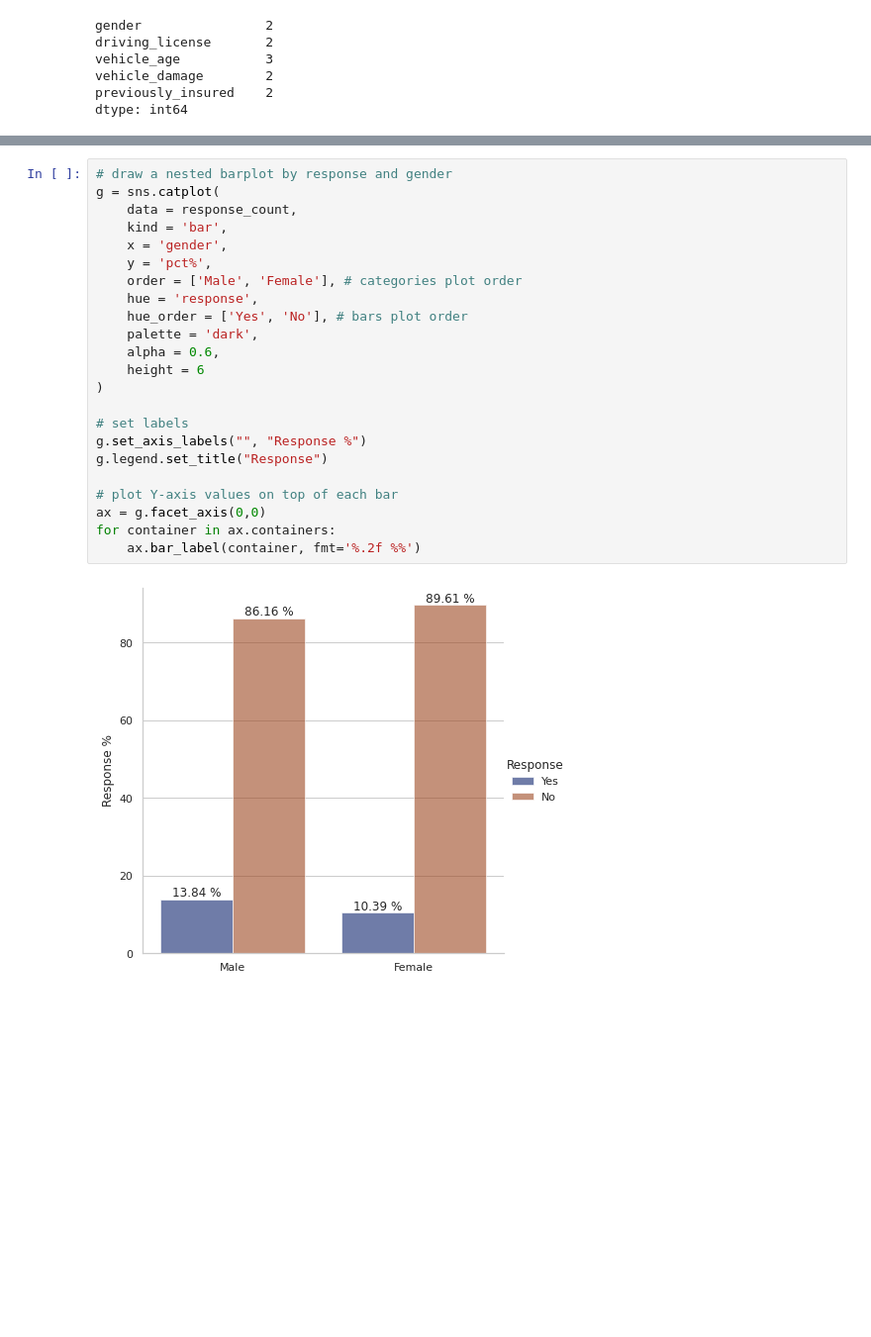
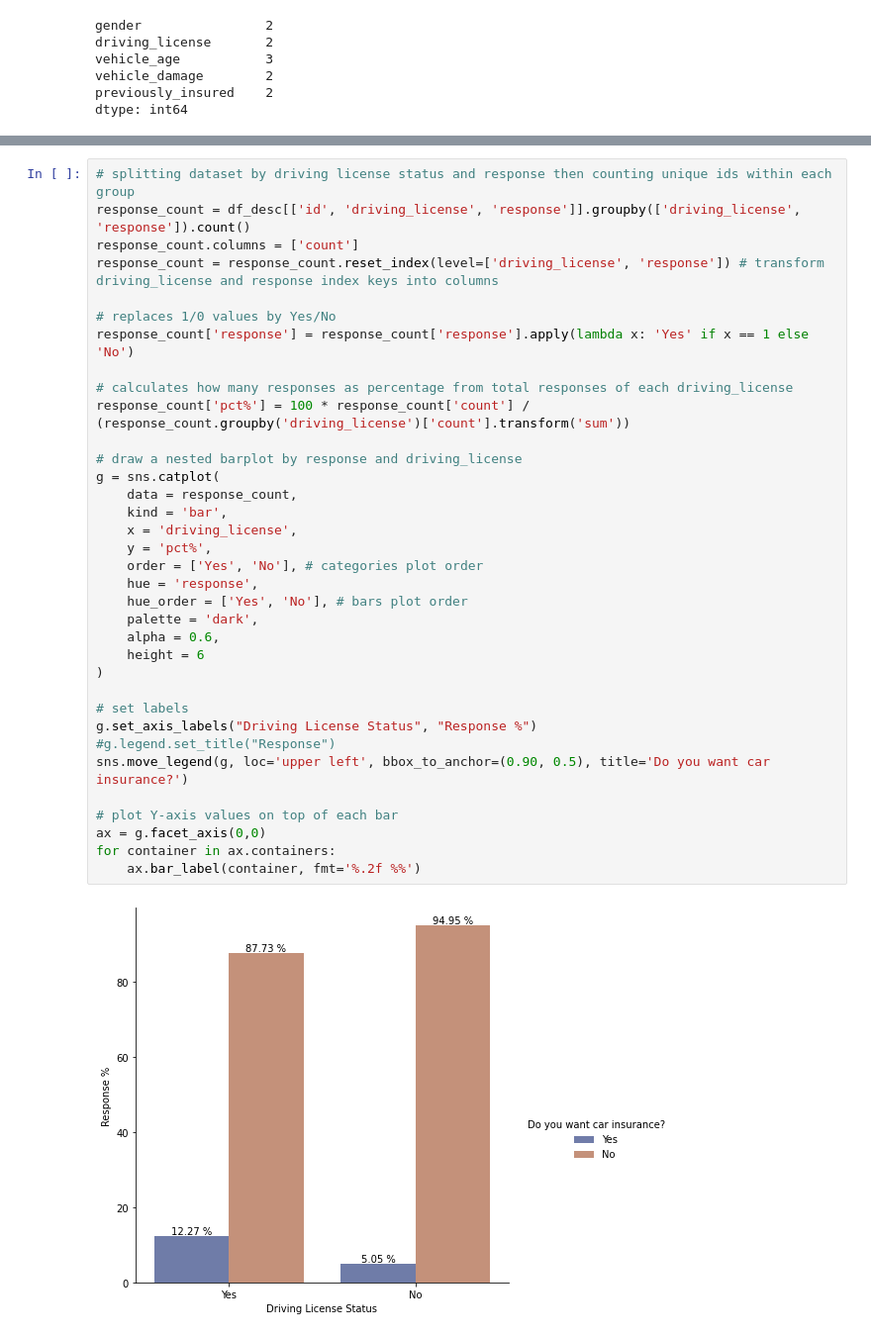
Before and after one commit to joaomj/health_insurance_cross_sell, a Jupyter notebook: health_insurance_cross-sell/notebooks/eda.ipynb, the cells around one changed output, grey strips where cells are left out. Shown: that part at 99% size. Cells and saved outputs as stored; diff of their text form; blank space fills up the shorter version.

```diff
--- a/health_insurance_cross-sell/notebooks/eda.ipynb
+++ b/health_insurance_cross-sell/notebooks/eda.ipynb
@@ -176,25 +195,37 @@ response_count
 # %%
-# draw a nested barplot by response and gender
+# splitting dataset by driving license status and response then counting unique ids within each group
+response_count = df_desc[['id', 'driving_license', 'response']].groupby(['driving_license', 'response']).count()
+response_count.columns = ['count']
+response_count = response_count.reset_index(level=['driving_license', 'response']) # transform driving_license and response index keys into columns
+
+# replaces 1/0 values by Yes/No
+response_count['response'] = response_count['response'].apply(lambda x: 'Yes' if x == 1 else 'No')
+
+# calculates how many responses as percentage from total responses of each driving_license
+response_count['pct%'] = 100 * response_count['count'] / (response_count.groupby('driving_license')['count'].transform('sum'))
+
+# draw a nested barplot by response and driving_license
 g = sns.catplot(
     data = response_count,
     kind = 'bar',
-    x = 'gender',
+    x = 'driving_license',
     y = 'pct%',
-    order = ['Male', 'Female'], # categories plot order
+    order = ['Yes', 'No'], # categories plot order
     hue = 'response',
     hue_order = ['Yes', 'No'], # bars plot order
     palette = 'dark',
     alpha = 0.6,
     height = 6
 )
 
 # set labels
-g.set_axis_labels("", "Response %")
-g.legend.set_title("Response")
+g.set_axis_labels("Driving License Status", "Response %")
+#g.legend.set_title("Response")
+sns.move_legend(g, loc='upper left', bbox_to_anchor=(0.90, 0.5), title='Do you want car insurance?')
 
 # plot Y-axis values on top of each bar
 ax = g.facet_axis(0,0)
 for container in ax.containers:
     ax.bar_label(container, fmt='%.2f %%')
 # %% [output]
-[figure, old version]
+[figure, new version]
```
Also changed, not shown: parts of 9 cells of this notebook.
